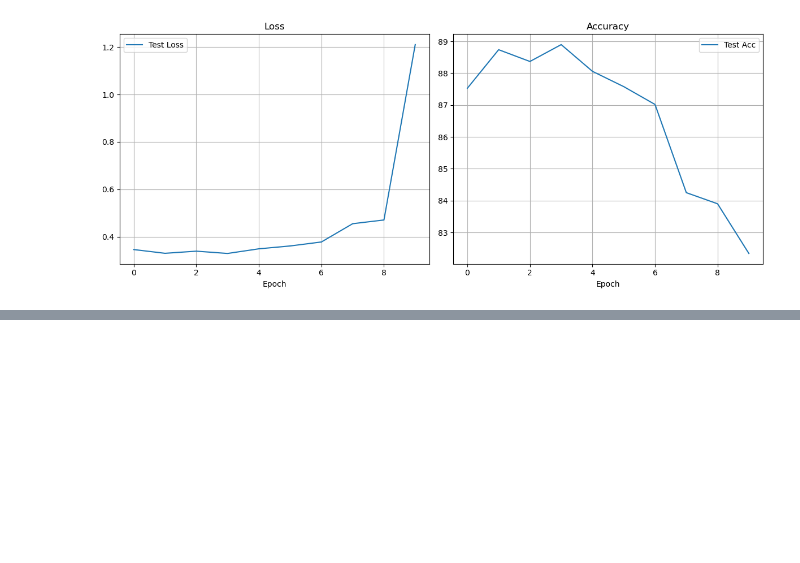
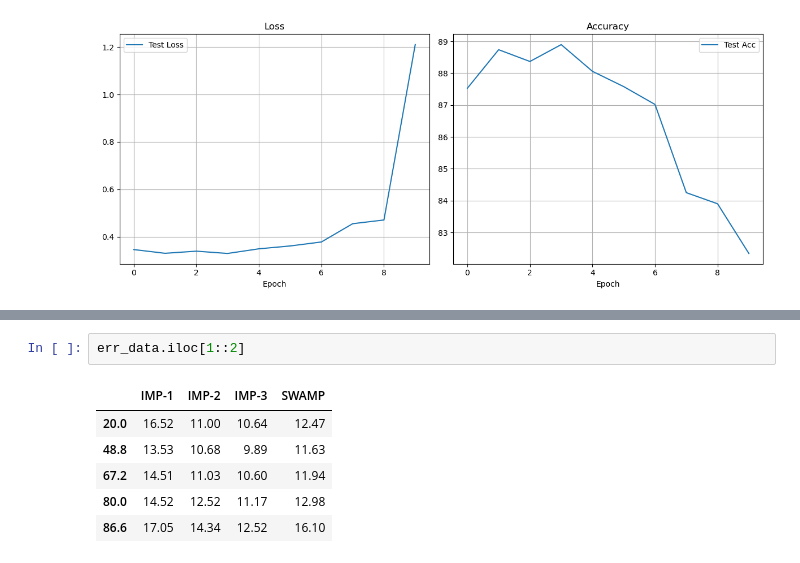
Before and after one commit to OllaAmigos/swamp-iterative-pruning, a Jupyter notebook: swamp_project.ipynb, the cells around one changed output, grey strips where cells are left out. Drawn from its saved outputs; the diff is of its cells as text; blank space fills up the shorter version.

```diff
--- a/swamp_project.ipynb
+++ b/swamp_project.ipynb
@@ -724,0 +890,9 @@ plt.show()
+# %%
+err_data.iloc[1::2]
+# %% [output]
+|  | IMP-1 | IMP-2 | IMP-3 | SWAMP |
+| 20.0 | 16.52 | 11.00 | 10.64 | 12.47 |
+| 48.8 | 13.53 | 10.68 | 9.89 | 11.63 |
+| 67.2 | 14.51 | 11.03 | 10.60 | 11.94 |
+| 80.0 | 14.52 | 12.52 | 11.17 | 12.98 |
+| 86.6 | 17.05 | 14.34 | 12.52 | 16.10 |
```
Also changed, not shown: parts of 15 cells of this notebook, 1 other file.
